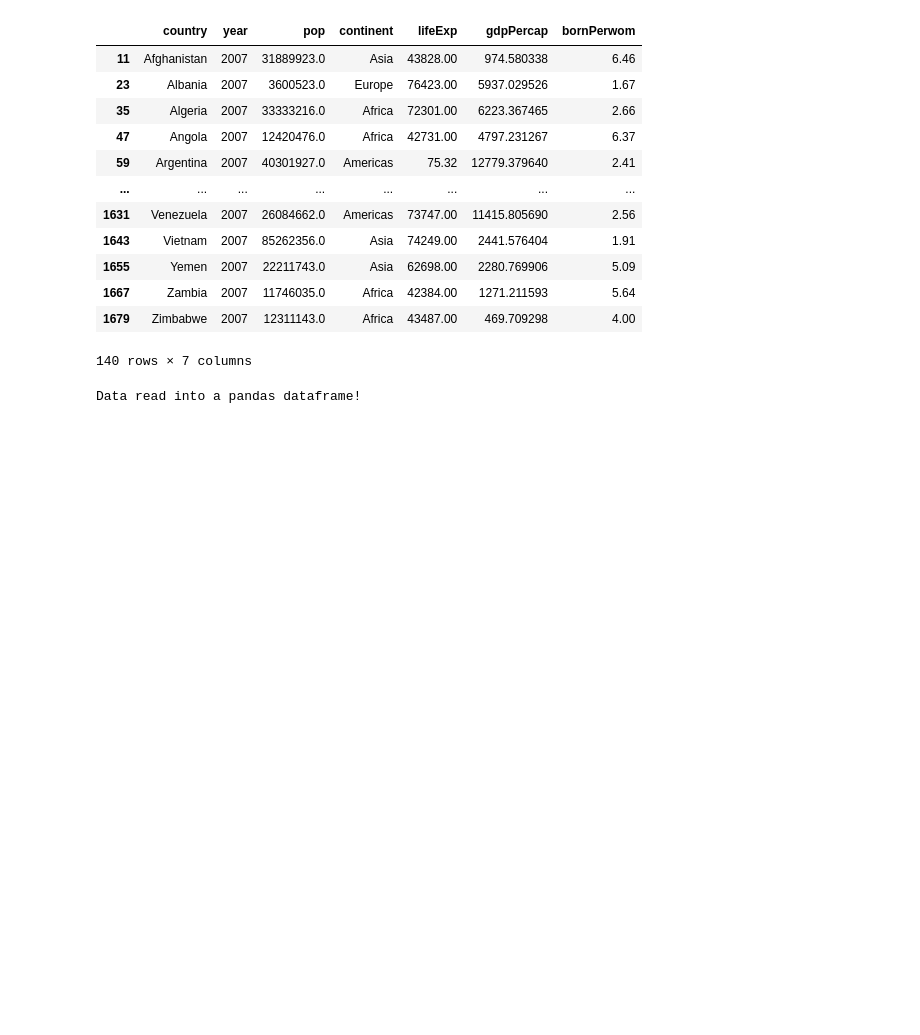
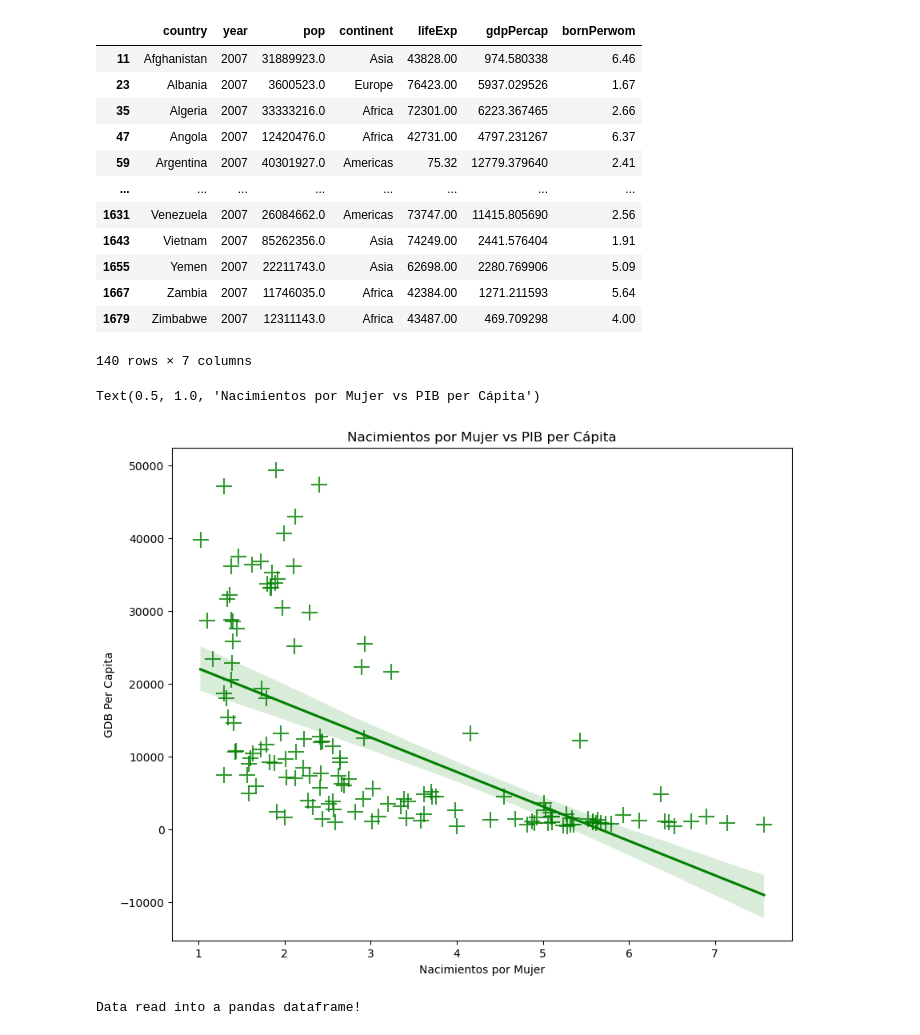
Before and after one commit to JoseRoj/VisualizacionData, a Jupyter notebook: Tarea2/T2.ipynb, the cells around one changed output. Cells and saved outputs as stored; diff of their text form; code cells hidden in the pictures; blank space fills up the shorter version.

```diff
--- a/Tarea2/T2.ipynb
+++ b/Tarea2/T2.ipynb
@@ -40,0 +32,9 @@ fig.show()
+# %%
+plt.figure(figsize=(10, 8))
+
+ax = sns.regplot(x='bornPerwom', y='gdpPercap', data= df.loc[df['year'] == 2007], color='green', marker='+', scatter_kws={'s': 200})
+ax.set(xlabel='Nacimientos por Mujer', ylabel='GDB Per Capita')
+ax.set_title('Nacimientos por Mujer vs PIB per Cápita')
+# %% [output]
+Text(0.5, 1.0, 'Nacimientos por Mujer vs PIB per Cápita')
+[figure, added]
```
Also changed, not shown: parts of 13 cells of this notebook, 2 other files.
